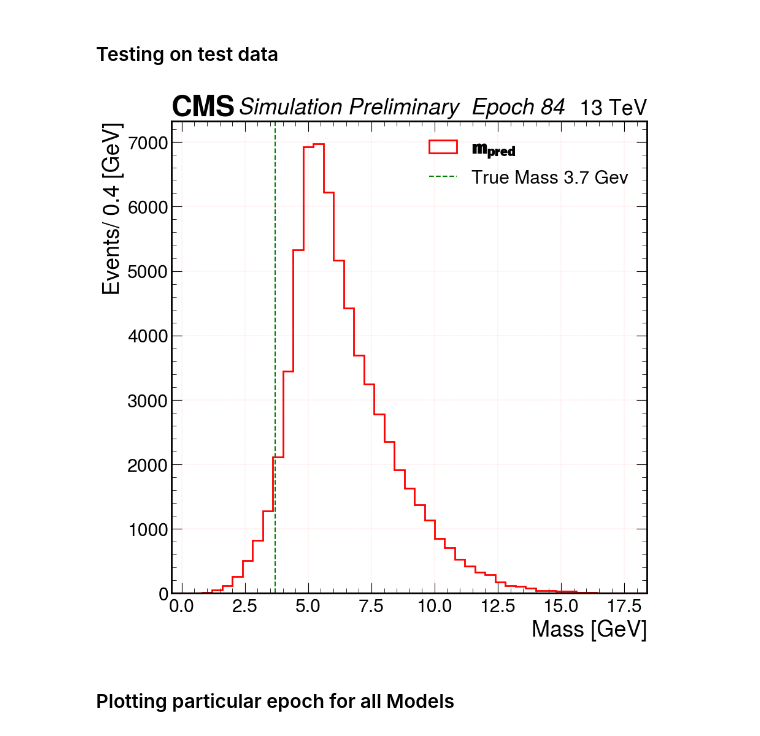
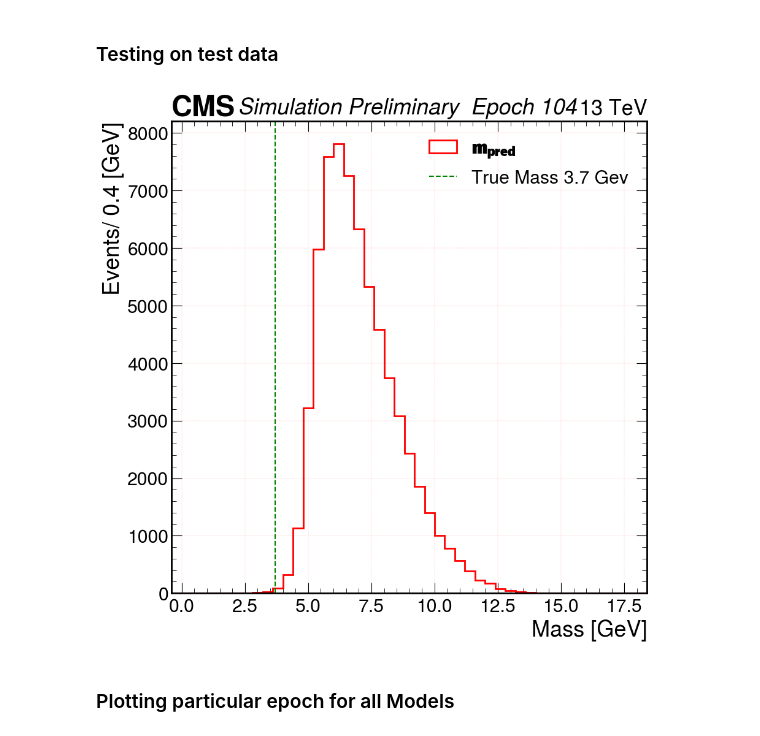
Before and after one commit to bhbam/H_AA_CLuster_jupyter_notebooks, a Jupyter notebook: PL_mass_regression_multi_node_multi_gpu_h5.ipynb, the cells around one changed output. Cells and saved outputs as stored; diff of their text form; code cells hidden in the pictures.

```diff
--- a/PL_mass_regression_multi_node_multi_gpu_h5.ipynb
+++ b/PL_mass_regression_multi_node_multi_gpu_h5.ipynb
@@ -56,9 +54,9 @@ totoal_epoch.     300
 # %% [markdown]
 ### Testing each epochs
 # %%
-for epoch in range(84,85):
+for epoch in range(104,105):
     m_true_, m_pred_ = [], []
-    data_files = glob.glob(f"{valid_data_path_ResNet_B3_with_eta_phi}/valid_data_epoch_{epoch}/*.pkl")
+    data_files = glob.glob(f"{valid_data_path_E1}/valid_data_epoch_{epoch}/*.pkl")
     for file in data_files:
         infile = open(f"{file}", "rb")
         data = pickle.load(infile)
@@ -109,37 +107,37 @@ for epoch in range(84,85):
 ### Testing on test data
 # %%
 m_true_, m_pred_ = [], []
-data_files = glob.glob(f"{valid_data_path_ResNet_BN_B3_with_eta_phi}/test_data_epoch_*/*.pkl")
+data_files = glob.glob(f"{valid_data_path_E0}/test_data_epoch_*/*.pkl")
 for file in data_files:
     infile = open(f"{file}", "rb")
     data = pickle.load(infile)
     infile.close()
 
     m_true_.append(data["m_true"])
     m_pred_.append(data["m_pred"])
 
 
 m_true_ = np.concatenate(m_true_)
 m_pred_ = np.concatenate(m_pred_)
 m0_min = 0.8
 m0_max = 17.2
 bin_size = 0.4
 fig, ax = plt.subplots()
 # plt.hist(m_true_, range=(m0_min-1.2,m0_max+1.2), bins=len(np.arange(m0_min-1.2,m0_max+1.2,bin_size)), histtype='step', label=r'$\mathrm{m_{true}}$', linestyle='-', color='blue', linewidth=2)
 plt.hist(m_pred_, range=(m0_min-1.2,m0_max+1.2), bins=len(np.arange(m0_min-1.2,m0_max+1.2,bin_size)), histtype='step', label=r'$\mathrm{m_{pred}}$', linestyle='-', color='red', linewidth=2)
 plt.xlim(m0_min-1.2,m0_max+1.2)
 plt.axvline(x=3.7, linestyle='--', color='green',label="True Mass 3.7 Gev")
 # plt.xticks(np.arange(m0_min-1.2,m0_max+1.2,.8),)
 plt.grid(color='r', linestyle='--', linewidth=.1)
 plt.xlabel('Mass [GeV]')
 plt.ylabel('Events/ 0.4 [GeV]')
 # plt.title(r'$\mathrm{m_{true}}$, $\mathrm{m_{pred}}$ masses',size=25)
 plt.legend(loc='upper right')
 hep.cms.label(llabel=f"Simulation Preliminary  Epoch {epoch}", rlabel="13 TeV", loc=0, ax=ax)
 # plt.savefig('%s/%d_mtru_mpred_hist_full.png'%(out_dir, epoch), bbox_inches='tight',dpi=300, facecolor = "w")
 plt.show()
 # %% [output]
-[figure, old version]
+[figure, new version]
 # %% [markdown]
 ### Plotting particular epoch for all Models
 # %%
```
Also changed, not shown: parts of 2 cells of this notebook.
